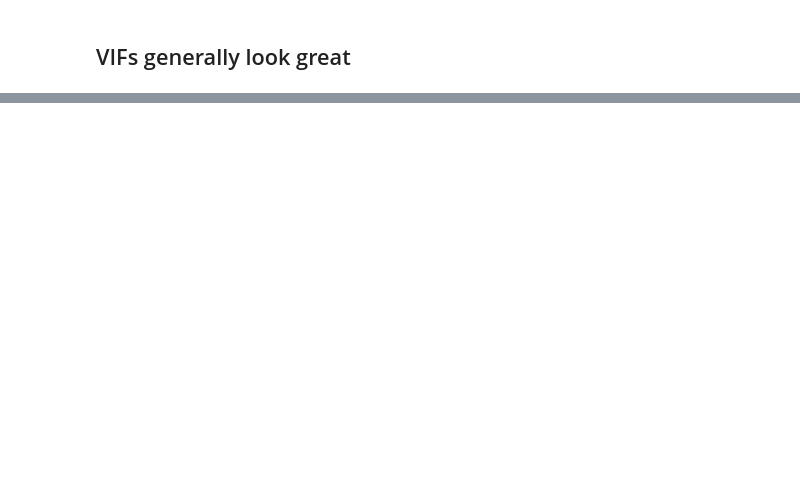
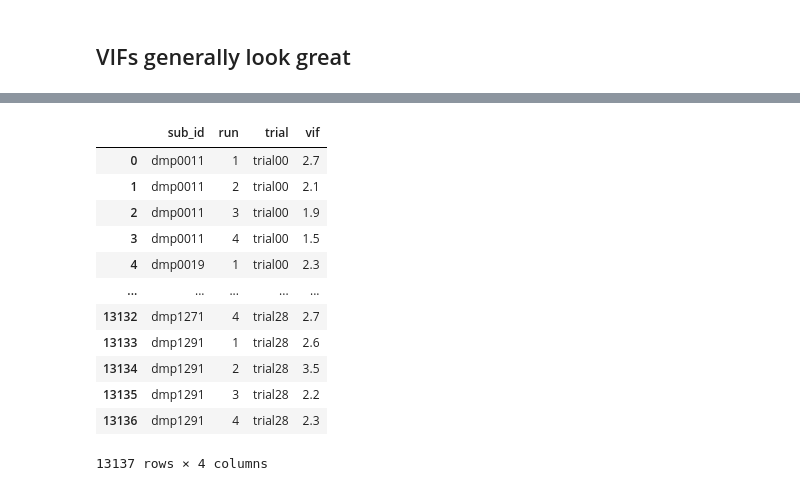
Before and after one commit to jmumford/dd-kable-analysis, a Jupyter notebook: analyses/beta_series_analysis/qa_design_matrices.ipynb, the cells around one changed output, grey strips where cells are left out. Cells and saved outputs as stored; diff of their text form; code cells hidden in the pictures; blank space fills up the shorter version.

```diff
--- a/analyses/beta_series_analysis/qa_design_matrices.ipynb
+++ b/analyses/beta_series_analysis/qa_design_matrices.ipynb
@@ -120,0 +137,20 @@ plt.show()
+# %%
+vif_long_df = vif_all_df.drop(columns=['ll_minus_ss'], errors='ignore').melt(
+    id_vars=['sub_id', 'run'], var_name='trial', value_name='vif'
+)
+
+vif_long_df
+# %% [output]
+|  | sub_id | run | trial | vif |
+| 0 | dmp0011 | 1 | trial00 | 2.7 |
+| 1 | dmp0011 | 2 | trial00 | 2.1 |
+| 2 | dmp0011 | 3 | trial00 | 1.9 |
+| 3 | dmp0011 | 4 | trial00 | 1.5 |
+| 4 | dmp0019 | 1 | trial00 | 2.3 |
+| ... | ... | ... | ... | ... |
+| 13132 | dmp1271 | 4 | trial28 | 2.7 |
+| 13133 | dmp1291 | 1 | trial28 | 2.6 |
+| 13134 | dmp1291 | 2 | trial28 | 3.5 |
+| 13135 | dmp1291 | 3 | trial28 | 2.2 |
+| 13136 | dmp1291 | 4 | trial28 | 2.3 |
+13137 rows × 4 columns
```
Also changed, not shown: parts of 6 cells of this notebook, 3 other files.
